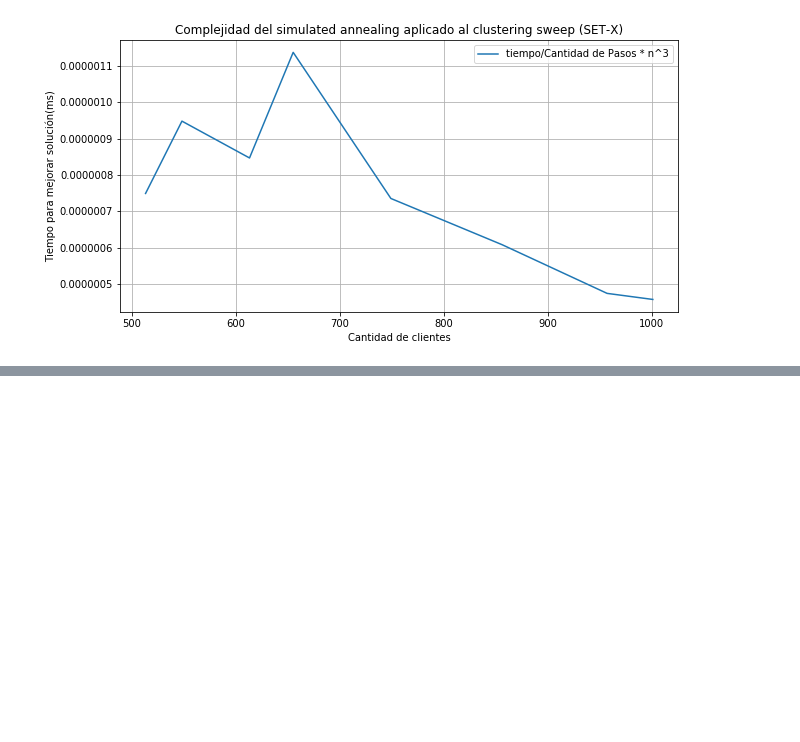
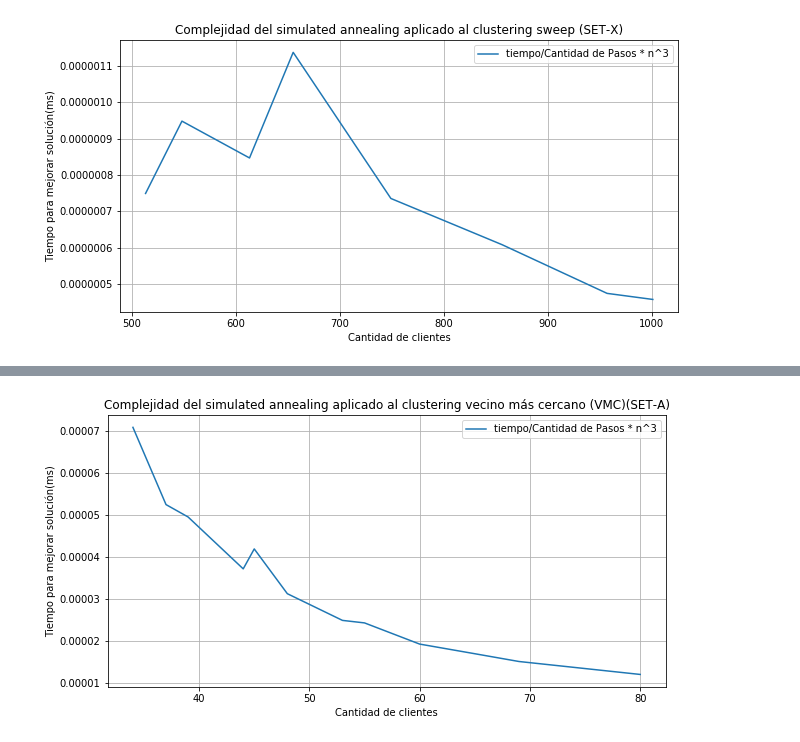
Before and after one commit to gonzalokun/AEDTP3Cod45, a Jupyter notebook: AED3TP3.ipynb, the cells around one changed output, grey strips where cells are left out. Drawn from its saved outputs; the diff is of its cells as text; code cells hidden in the pictures; blank space fills up the shorter version.

```diff
--- a/AED3TP3.ipynb
+++ b/AED3TP3.ipynb
@@ -394,0 +423,5 @@ plt.savefig("COMPLEJIDAD-SIMAN-SWEEP-SET-X.pdf")
+# %%
+tSAVMC = pd.read_csv("./salida/SIMAN-VMC-SET-A.csv", index_col="n")
+tSAVMC["diferencia-costo"] = abs(tSAVMC["costo-antes"] - tSAVMC["costo-despues"])
+tSAVMC["complejidad"] = tSAVMC["tiempo"] / (tSAVMC["cantidad-pasos"]*(tSAVMC.index **3))
+tSAVMC
@@ -394,0 +443,8 @@ plt.savefig("COMPLEJIDAD-SIMAN-SWEEP-SET-X.pdf")
+# %%
+graf2 = tSAVMC[["complejidad"]].plot(figsize=(10, 5), grid=True, title="Complejidad del simulated annealing aplicado al clustering vecino más cercano (VMC)(SET-A)")
+graf2.set_xlabel("Cantidad de clientes")
+graf2.set_ylabel("Tiempo para mejorar solución(ms)")
+graf2.legend(["tiempo/Cantidad de Pasos * n^3"])
+plt.savefig("COMPLEJIDAD-SIMAN-VMC-SET-A.pdf")
+# %% [output]
+[figure, added]
```
Also changed, not shown: parts of 13 cells of this notebook, 56 other files.
